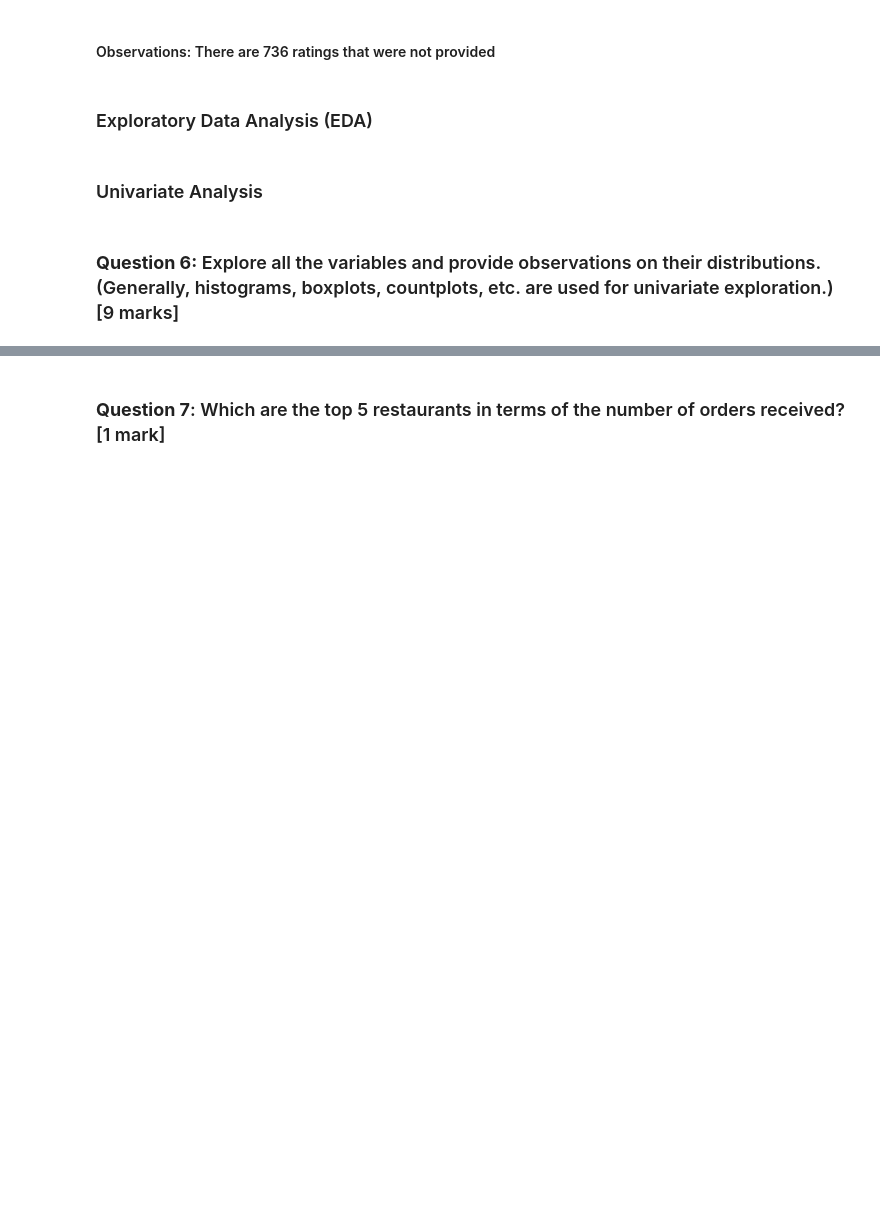
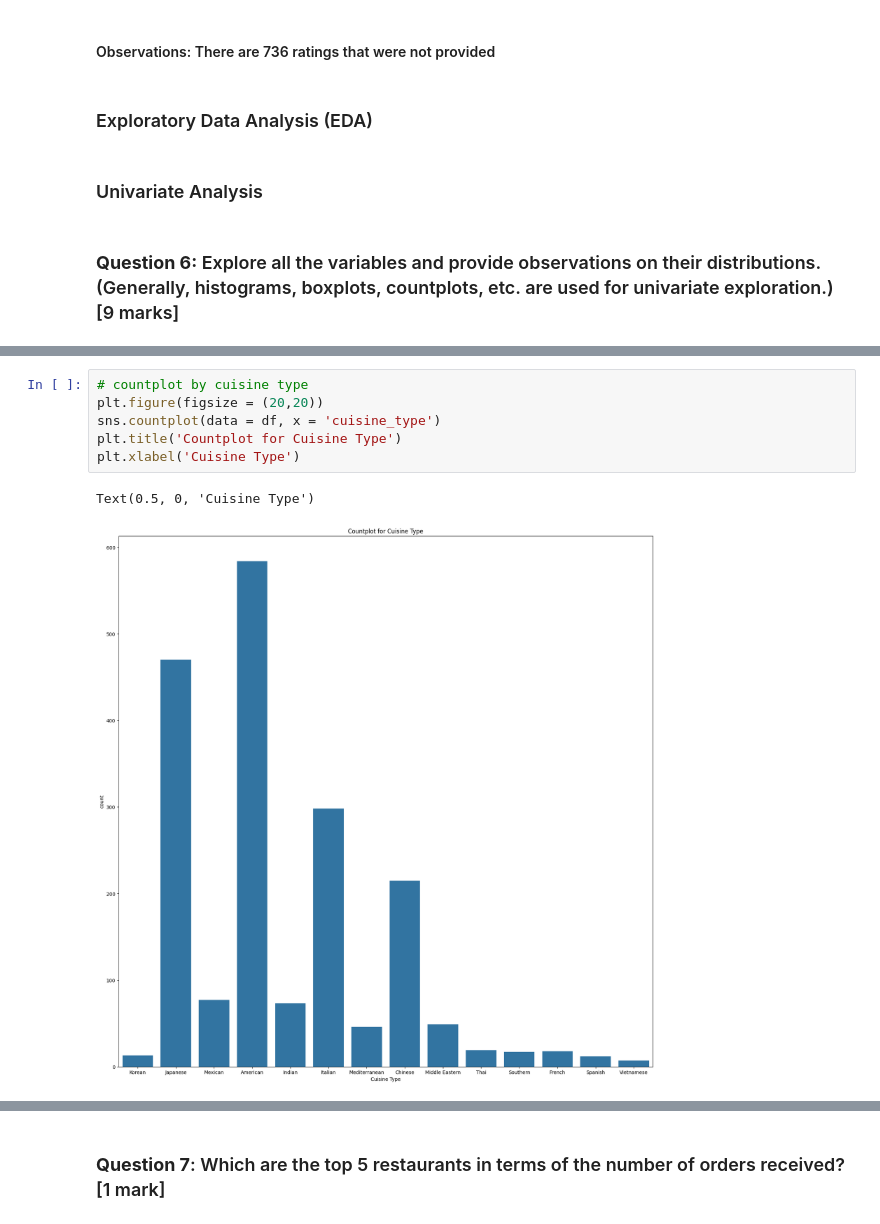
Before and after one commit to dfisher1212/MIT_PE_ADSP, a Jupyter notebook: FDS_Project_LearnerNotebook_FullCode.ipynb, the cells around one changed output, grey strips where cells are left out. Cells and saved outputs as stored; diff of their text form; blank space fills up the shorter version.

```diff
--- a/FDS_Project_LearnerNotebook_FullCode.ipynb
+++ b/FDS_Project_LearnerNotebook_FullCode.ipynb
@@ -168,0 +173,9 @@ array(['Not given', '5', '3', '4'], dtype=object)
+# %%
+# countplot by cuisine type
+plt.figure(figsize = (20,20))
+sns.countplot(data = df, x = 'cuisine_type')
+plt.title('Countplot for Cuisine Type')
+plt.xlabel('Cuisine Type')
+# %% [output]
+Text(0.5, 0, 'Cuisine Type')
+[figure, added]
```
Also changed, not shown: parts of 10 cells of this notebook.
